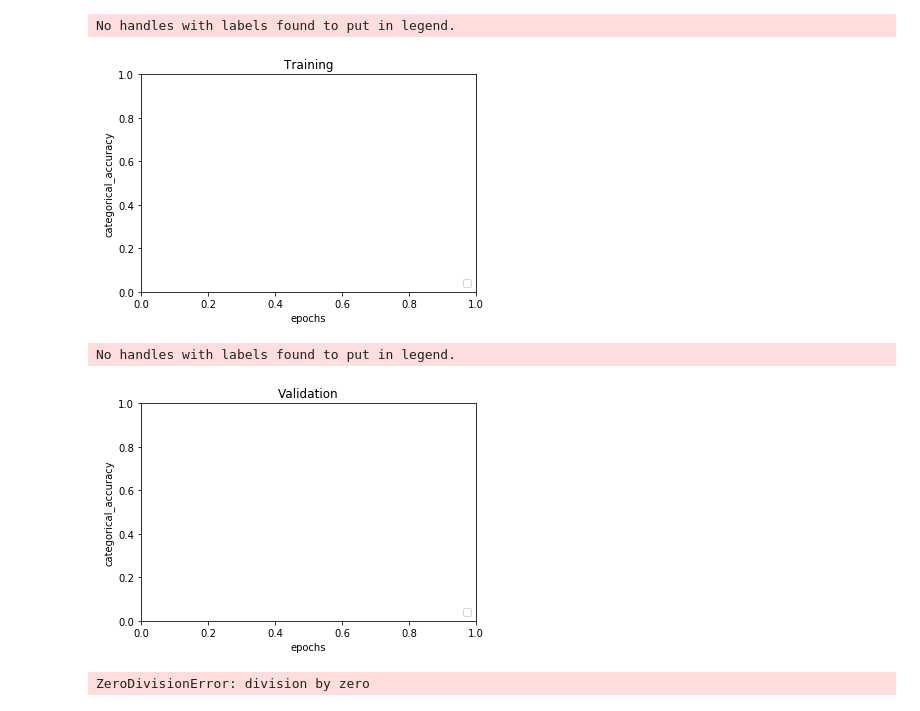
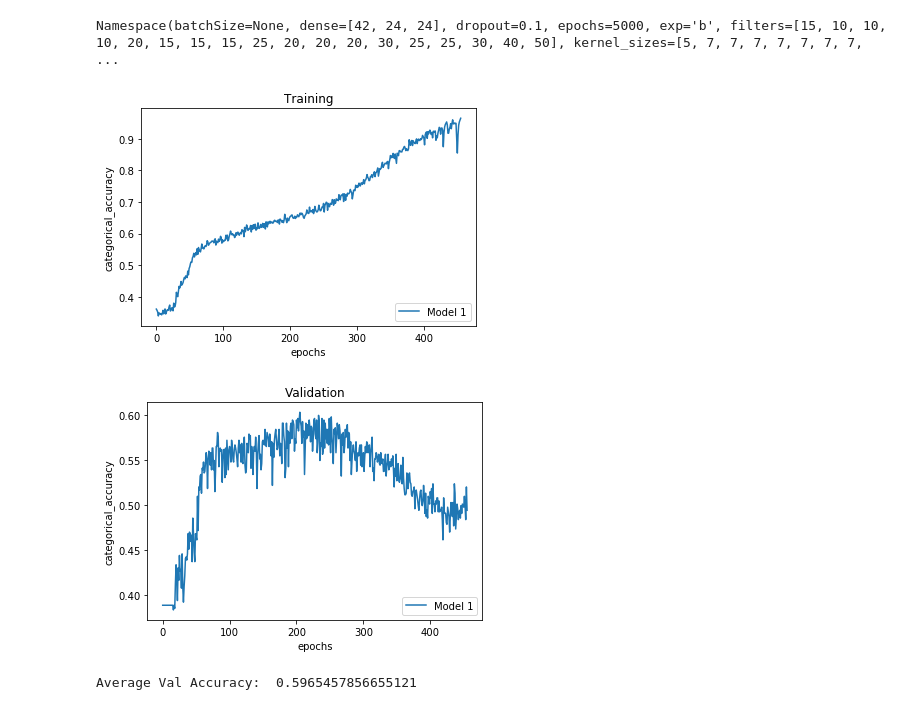
Before and after one commit to RezaTorbati/HonorsThesis, a Jupyter notebook: post.ipynb, the cells around one changed output. Drawn from its saved outputs; the diff is of its cells as text; code cells hidden in the pictures.

```diff
--- a/post.ipynb
+++ b/post.ipynb
@@ -1,10 +1,9 @@
 # %%
 import post
 # %%
-post.visualizeExperiment('results', 'b*.pkl')
+post.visualizeExperiment('results', 'b*42_24_24*.1*.pkl')
 # %% [output]
-No handles with labels found to put in legend.
+Namespace(batchSize=None, dense=[42, 24, 24], dropout=0.1, epochs=5000, exp='b', filters=[15, 10, 10, 10, 20, 15, 15, 15, 25, 20, 20, 20, 30, 25, 25, 30, 40, 50], kernel_sizes=[5, 7, 7, 7, 7, 7, 7, 7, ...
-[figure, old version]
+[figure, new version]
+[figure, new version]
-No handles with labels found to put in legend.
+Average Val Accuracy:  0.5965457856655121
-[figure, old version]
-ZeroDivisionError: division by zero
```
Also changed, not shown: parts of 2 cells of this notebook, 2 other files.
